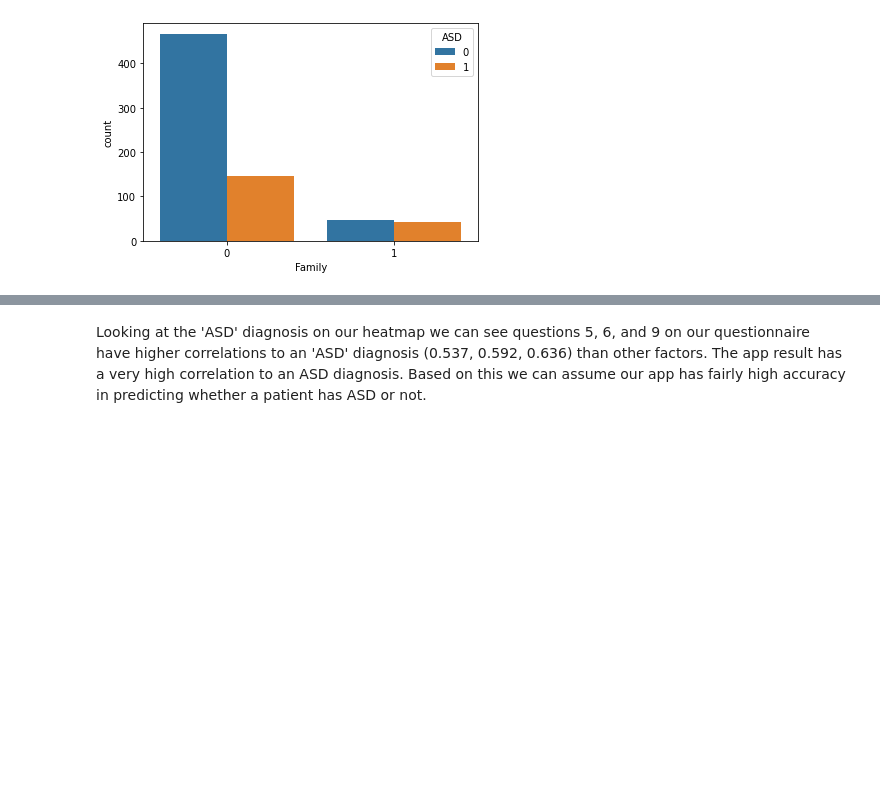
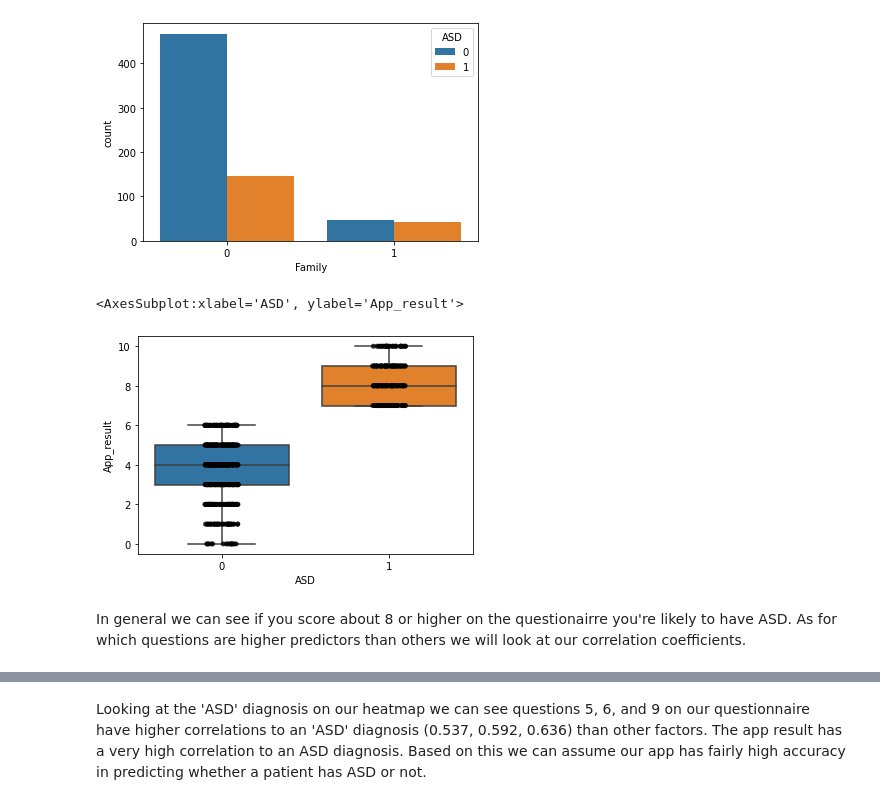
Before and after one commit to shayleelaura/Autism-Spectrum-Data-Analysis, a Jupyter notebook: Autism Notebook.ipynb, the cells around one changed output, grey strips where cells are left out. Saved outputs shown, nothing was run; the diff lists cells and outputs as text; code cells hidden in the pictures; blank space fills up the shorter version.

Commit message:
Rough Draft
Fix EDA for the A1-A10 question scores. Add cross validation and fix ML.

```diff
--- a/Autism Notebook.ipynb
+++ b/Autism Notebook.ipynb
@@ -301,6 +361,19 @@ sns.countplot(x='Family', hue = 'ASD', data = df)
 # %% [output]
 <AxesSubplot:xlabel='Family', ylabel='count'>
 [figure]
+# %%
+sns.boxplot(x = 'ASD', y = 'App_result', data = df)
+sns.stripplot(x = 'ASD', y = 'App_result', data = df,
+              jitter=True,
+              marker='o',
+              alpha=0.8,
+              color="black")
+# %% [output]
+<AxesSubplot:xlabel='ASD', ylabel='App_result'>
+[figure, added]
+# %% [markdown]
+In general we can see if you score about 8 or higher on the questionairre you're likely to have ASD.
+As for which questions are higher predictors than others we will look at our correlation coefficients.
 # %%
 # Find correlation coefficients
 corr = df.corr()
```
Also changed, not shown: parts of 36 cells of this notebook.
